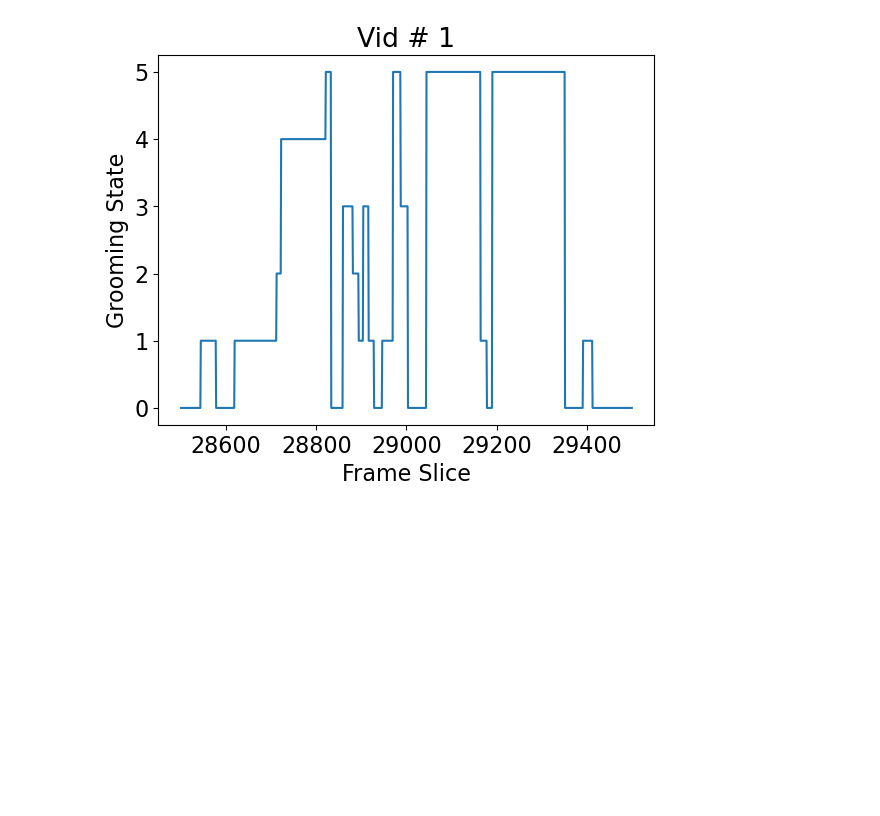
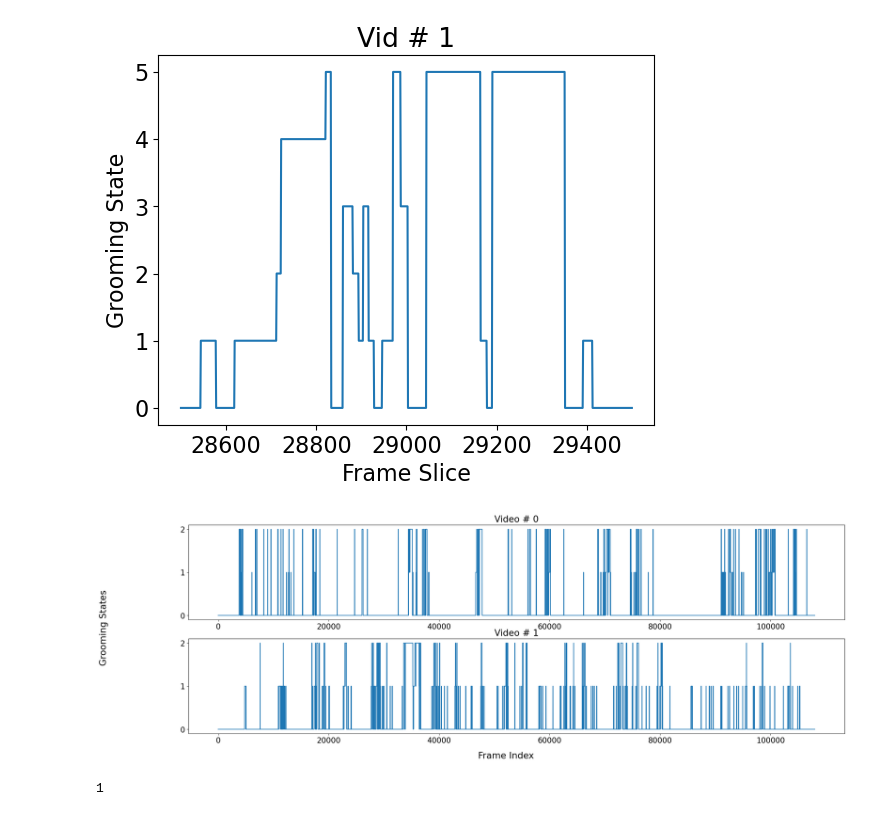
Before and after one commit to brigbrog/Syntactic-Grooming, a Jupyter notebook: visualize/bouts.ipynb, the cells around one changed output. Saved outputs shown, nothing was run; the diff lists cells and outputs as text; code cells hidden in the pictures; blank space fills up the shorter version.

Commit message:
ceph-caud filtering vis methods

```diff
--- a/visualize/bouts.ipynb
+++ b/visualize/bouts.ipynb
@@ -35,3 +35,12 @@ window = (28500, 29500)
 bout_vis.manual_inspect_filtstate(bxd_df, 1, window)
 # %% [output]
 [figure]
+# %%
+bout_vis.rost_caud_filtstate_view(bxd_df, [0, 1])
+#bout_vis.vid_filtstate_view_w_time(bxd_df, [0, 1])
+# %% [output]
+[figure, added]
+# %%
+print(bout_vis.rost_caud_simplify(0))
+# %% [output]
+1
```
Also changed, not shown: parts of 1 cell of this notebook, 1 other file.
